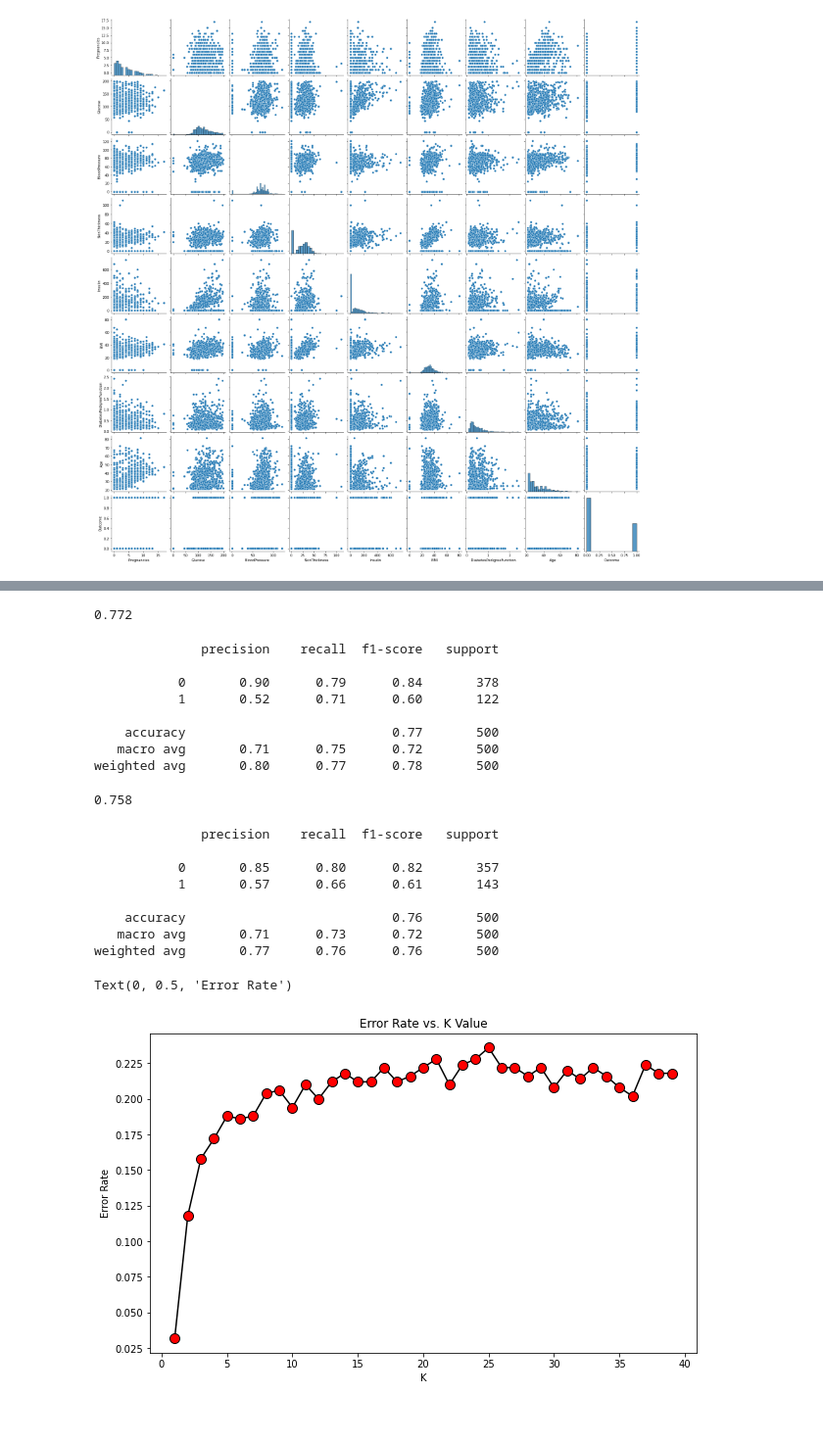
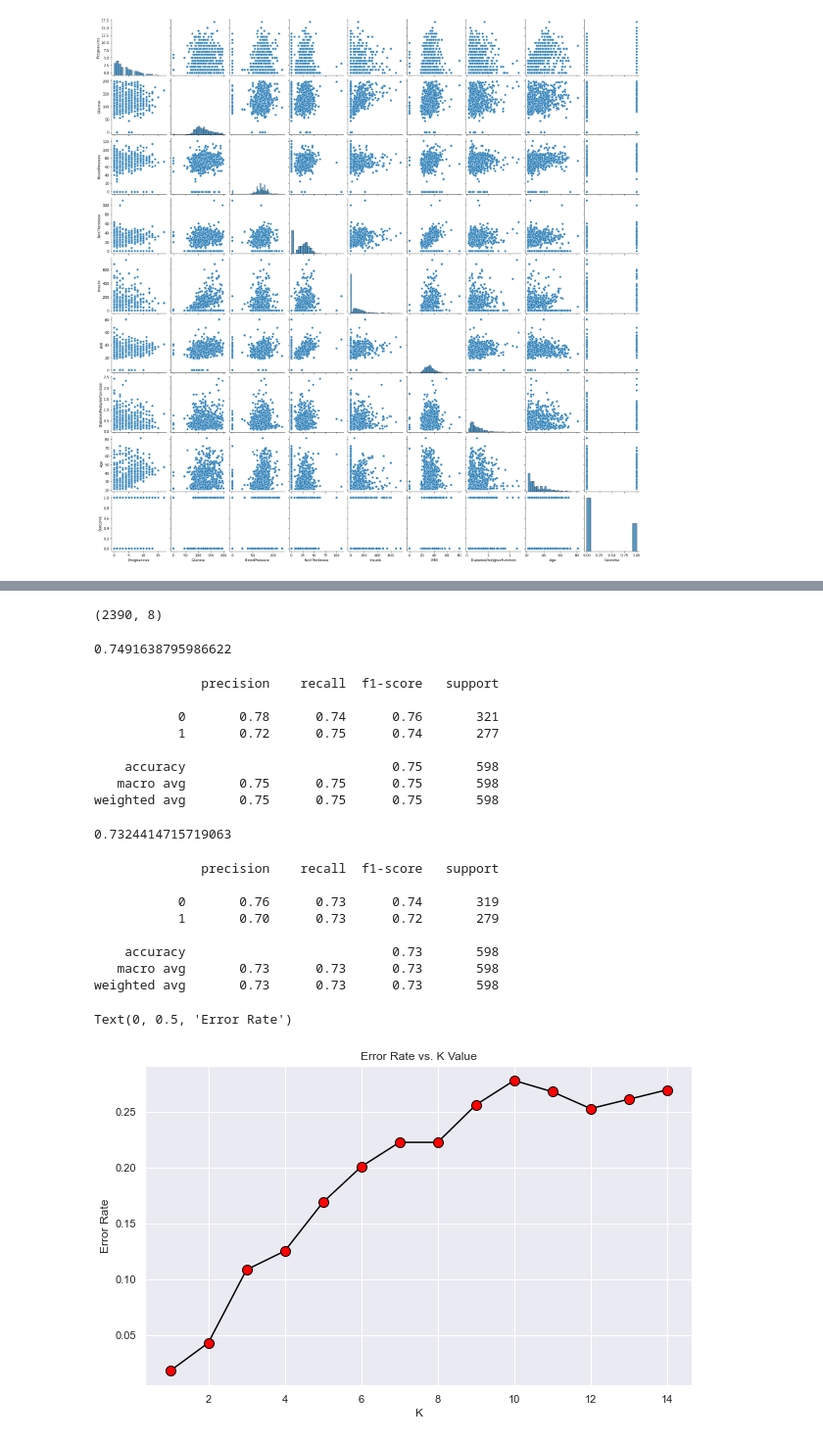
Before and after one commit to nicolemd7/Diabetes-Prediction, a Jupyter notebook: Diabetes Prediction.ipynb, the cells around one changed output, grey strips where cells are left out. Shown at 98% size. Saved outputs shown, nothing was run; the diff lists cells and outputs as text; code cells hidden in the pictures.

```diff
--- a/Diabetes Prediction.ipynb
+++ b/Diabetes Prediction.ipynb
@@ -81,0 +105,7 @@ y =df['Outcome']
+# %%
+Q1 =df.quantile(0.20)
+Q3 = df.quantile(0.80)
+IQR = Q3-Q1
+print("Q1  ",Q1)
+print("Q3  ",Q3)
+print("Inter Quartile Range  ",IQR)
@@ -81,0 +130,3 @@ y =df['Outcome']
+# %%
+df= df[~((df < (Q1 - 1.5 * IQR)) |(df > (Q3 + 1.5 * IQR))).any(axis=1)]
+df.shape
@@ -81,0 +164,5 @@ y =df['Outcome']
+# %%
+xx = df.drop(['Outcome'],axis=1)
+yy =df['Outcome']
+rdsmple = RandomOverSampler()
+X,y  = rdsmple.fit_resample(xx,yy)
@@ -82,3 +174,7 @@ y =df['Outcome']
+# %%
+X.shape
+# %% [output]
+(2390, 8)
 # %%
 
 from sklearn.model_selection import train_test_split
@@ -91,43 +187,43 @@ clf =LogisticRegression(random_state=1).fit(X=X_train,y=y_train)
 op=clf.predict(X_test)
 clf.score(X_test,y_test)
 # %% [output]
-0.772
+0.7491638795986622
 # %%
 from sklearn.metrics import classification_report
 print(classification_report(op, y_test))
 # %% [output]
               precision    recall  f1-score   support
 
-           0       0.90      0.79      0.84       378
-           1       0.52      0.71      0.60       122
+           0       0.78      0.74      0.76       321
+           1       0.72      0.75      0.74       277
 
-    accuracy                           0.77       500
-   macro avg       0.71      0.75      0.72       500
-weighted avg       0.80      0.77      0.78       500
+    accuracy                           0.75       598
+   macro avg       0.75      0.75      0.75       598
+weighted avg       0.75      0.75      0.75       598
 # %%
 from sklearn.naive_bayes import GaussianNB
 clf =GaussianNB().fit(X_train,y_train)
 op=clf.predict(X_test)
 clf.score(X_test,y_test)
 # %% [output]
-0.758
+0.7324414715719063
 # %%
 from sklearn.metrics import classification_report
 print(classification_report(op, y_test))
 # %% [output]
               precision    recall  f1-score   support
 
-           0       0.85      0.80      0.82       357
-           1       0.57      0.66      0.61       143
+           0       0.76      0.73      0.74       319
+           1       0.70      0.73      0.72       279
 
-    accuracy                           0.76       500
-   macro avg       0.71      0.73      0.72       500
-weighted avg       0.77      0.76      0.76       500
+    accuracy                           0.73       598
+   macro avg       0.73      0.73      0.73       598
+weighted avg       0.73      0.73      0.73       598
 # %%
 from sklearn.neighbors import KNeighborsClassifier
 error_rate = []
 
-for i in range(1,40):
+for i in range(1,15):
 
     knn = KNeighborsClassifier(n_neighbors=i)
     knn.fit(X_train,y_train)
@@ -135,13 +231,13 @@ for i in range(1,40):
     error_rate.append(np.mean(pred_i != y_test))
 # %%
 plt.figure(figsize=(10,6))
-plt.plot(range(1,40),error_rate,color='black', marker='o',markerfacecolor='red', markersize=10)
+plt.plot(range(1,15),error_rate,color='black', marker='o',markerfacecolor='red', markersize=10)
 plt.title('Error Rate vs. K Value')
 plt.xlabel('K')
 plt.ylabel('Error Rate')
 # %% [output]
 Text(0, 0.5, 'Error Rate')
-[figure, old version]
+[figure, new version]
 # %%
 knn = KNeighborsClassifier(n_neighbors=2)
 knn.fit(X_train,y_train)
```
Also changed, not shown: parts of 33 cells of this notebook, 3 other files.
